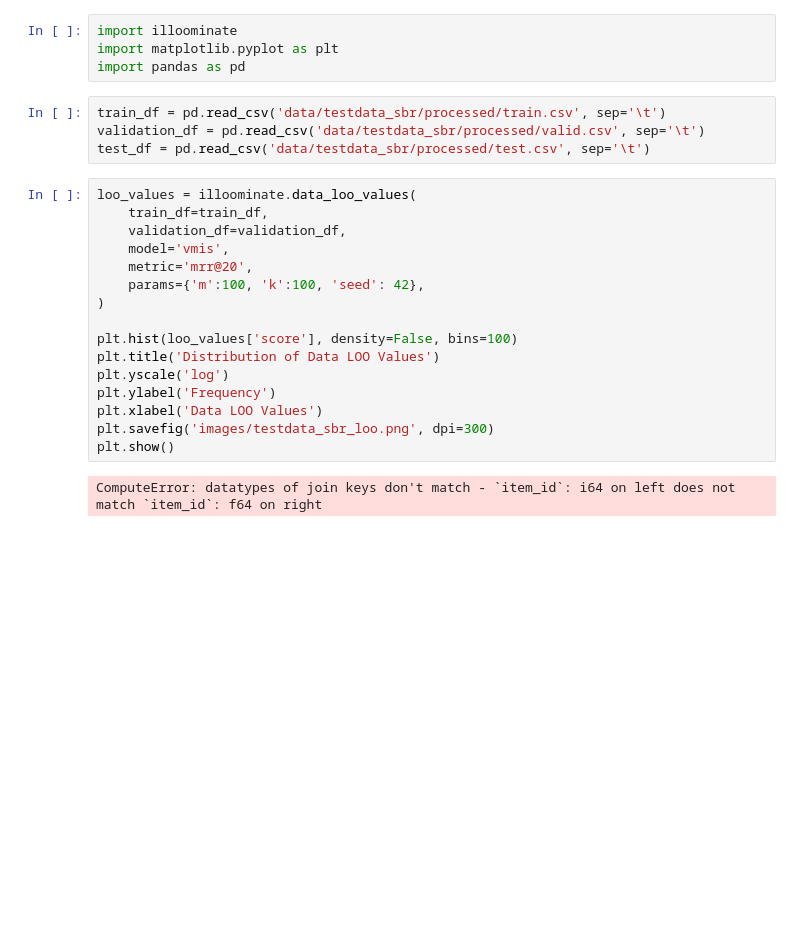
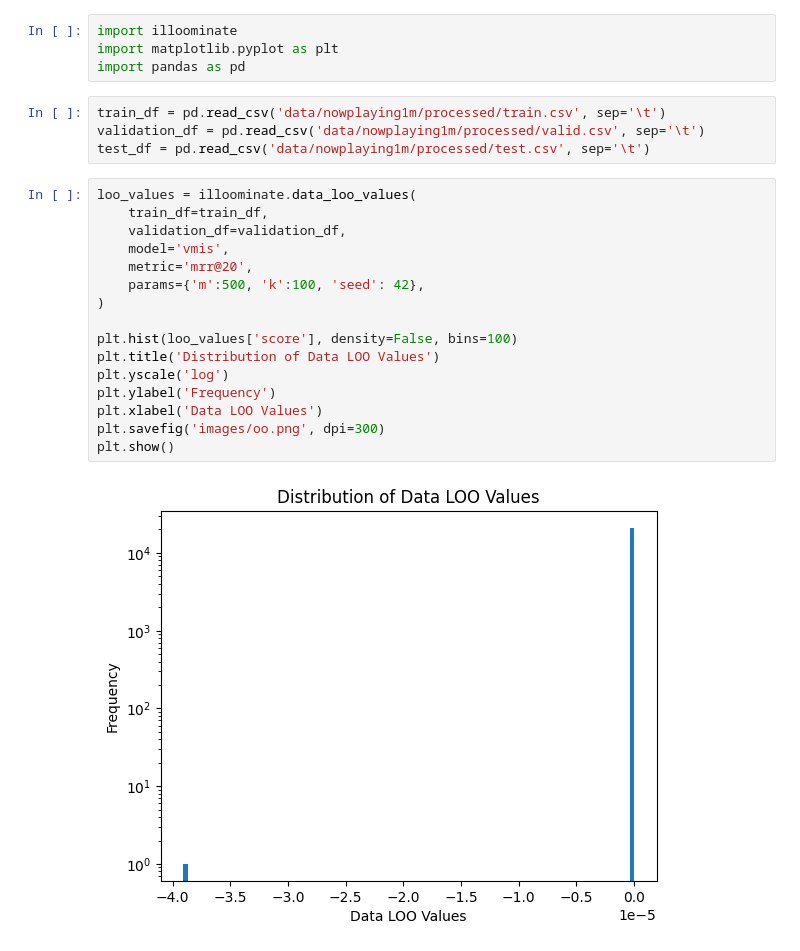
Before and after one commit to bkersbergen/illoominate, a Jupyter notebook: python bindings.ipynb, the cells around one changed output. Drawn from its saved outputs; the diff is of its cells as text; blank space fills up the shorter version.

Commit message:
example nowplaying 1m datapoints

```diff
--- a/python bindings.ipynb
+++ b/python bindings.ipynb
@@ -3,27 +3,27 @@ import illoominate
 import matplotlib.pyplot as plt
 import pandas as pd
 # %%
-train_df = pd.read_csv('data/testdata_sbr/processed/train.csv', sep='\t')
-validation_df = pd.read_csv('data/testdata_sbr/processed/valid.csv', sep='\t')
-test_df = pd.read_csv('data/testdata_sbr/processed/test.csv', sep='\t')
+train_df = pd.read_csv('data/nowplaying1m/processed/train.csv', sep='\t')
+validation_df = pd.read_csv('data/nowplaying1m/processed/valid.csv', sep='\t')
+test_df = pd.read_csv('data/nowplaying1m/processed/test.csv', sep='\t')
 # %%
 loo_values = illoominate.data_loo_values(
     train_df=train_df,
     validation_df=validation_df,
     model='vmis',
     metric='mrr@20',
-    params={'m':100, 'k':100, 'seed': 42},
+    params={'m':500, 'k':100, 'seed': 42},
 )
 
 plt.hist(loo_values['score'], density=False, bins=100)
 plt.title('Distribution of Data LOO Values')
 plt.yscale('log')
 plt.ylabel('Frequency')
 plt.xlabel('Data LOO Values')
-plt.savefig('images/testdata_sbr_loo.png', dpi=300)
+plt.savefig('images/oo.png', dpi=300)
 plt.show()
 # %% [output]
-ComputeError: datatypes of join keys don't match - `item_id`: i64 on left does not match `item_id`: f64 on right
+[figure, added]
 # %%
 shapley_values = illoominate.data_shapley_values(
     train_df=train_df,
```
Also changed, not shown: parts of 3 cells of this notebook.
